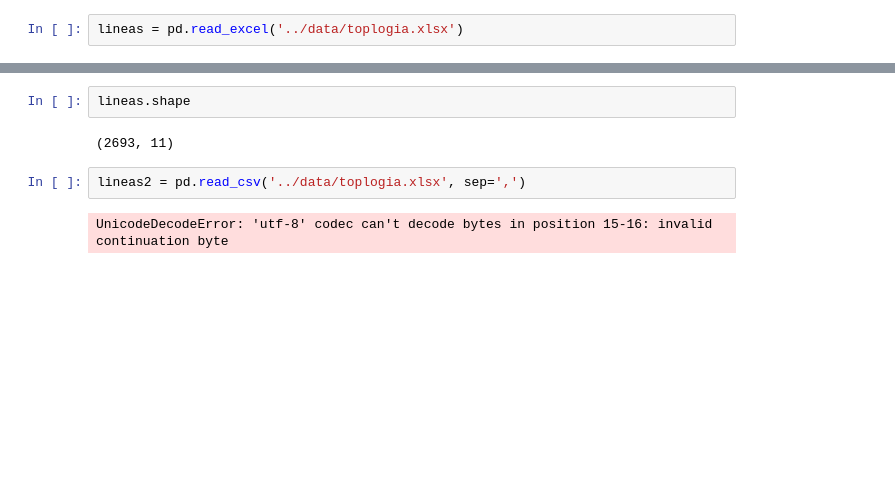
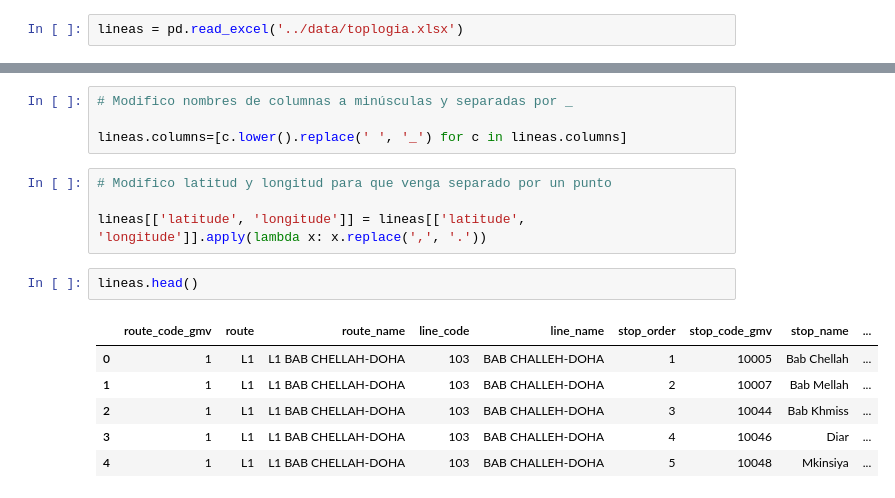
Before and after one commit to Arturo-Rodriguez-Moreno/Transport_proyect, a Jupyter notebook: notebook/clean_visualitation.ipynb, the cells around one changed output, grey strips where cells are left out. Saved outputs shown, nothing was run; the diff lists cells and outputs as text; blank space fills up the shorter version.

```diff
--- a/notebook/clean_visualitation.ipynb
+++ b/notebook/clean_visualitation.ipynb
@@ -20,11 +20,20 @@ lineas.head()
 | 2 | 1 | L1 | L1 BAB CHELLAH-DOHA | 103 | BAB CHALLEH-DOHA | 3 | 10044 | Bab Khmiss | ... |
 | 3 | 1 | L1 | L1 BAB CHELLAH-DOHA | 103 | BAB CHALLEH-DOHA | 4 | 10046 | Diar | ... |
 | 4 | 1 | L1 | L1 BAB CHELLAH-DOHA | 103 | BAB CHALLEH-DOHA | 5 | 10048 | Mkinsiya | ... |
-# %%
-lineas.shape
-# %% [output]
-(2693, 11)
-# %%
-lineas2 = pd.read_csv('../data/toplogia.xlsx', sep=',')
-# %% [output]
-UnicodeDecodeError: 'utf-8' codec can't decode bytes in position 15-16: invalid continuation byte
+# %%
+# Modifico nombres de columnas a minúsculas y separadas por _
+
+lineas.columns=[c.lower().replace(' ', '_') for c in lineas.columns]
+# %%
+# Modifico latitud y longitud para que venga separado por un punto
+
+lineas[['latitude', 'longitude']] = lineas[['latitude', 'longitude']].apply(lambda x: x.replace(',', '.'))
+# %%
+lineas.head()
+# %% [output]
+|  | route_code_gmv | route | route_name | line_code | line_name | stop_order | stop_code_gmv | stop_name | ... |
+| 0 | 1 | L1 | L1 BAB CHELLAH-DOHA | 103 | BAB CHALLEH-DOHA | 1 | 10005 | Bab Chellah | ... |
+| 1 | 1 | L1 | L1 BAB CHELLAH-DOHA | 103 | BAB CHALLEH-DOHA | 2 | 10007 | Bab Mellah | ... |
+| 2 | 1 | L1 | L1 BAB CHELLAH-DOHA | 103 | BAB CHALLEH-DOHA | 3 | 10044 | Bab Khmiss | ... |
+| 3 | 1 | L1 | L1 BAB CHELLAH-DOHA | 103 | BAB CHALLEH-DOHA | 4 | 10046 | Diar | ... |
+| 4 | 1 | L1 | L1 BAB CHELLAH-DOHA | 103 | BAB CHALLEH-DOHA | 5 | 10048 | Mkinsiya | ... |
```
Also changed, not shown: parts of 2 cells of this notebook, 3 other files.
